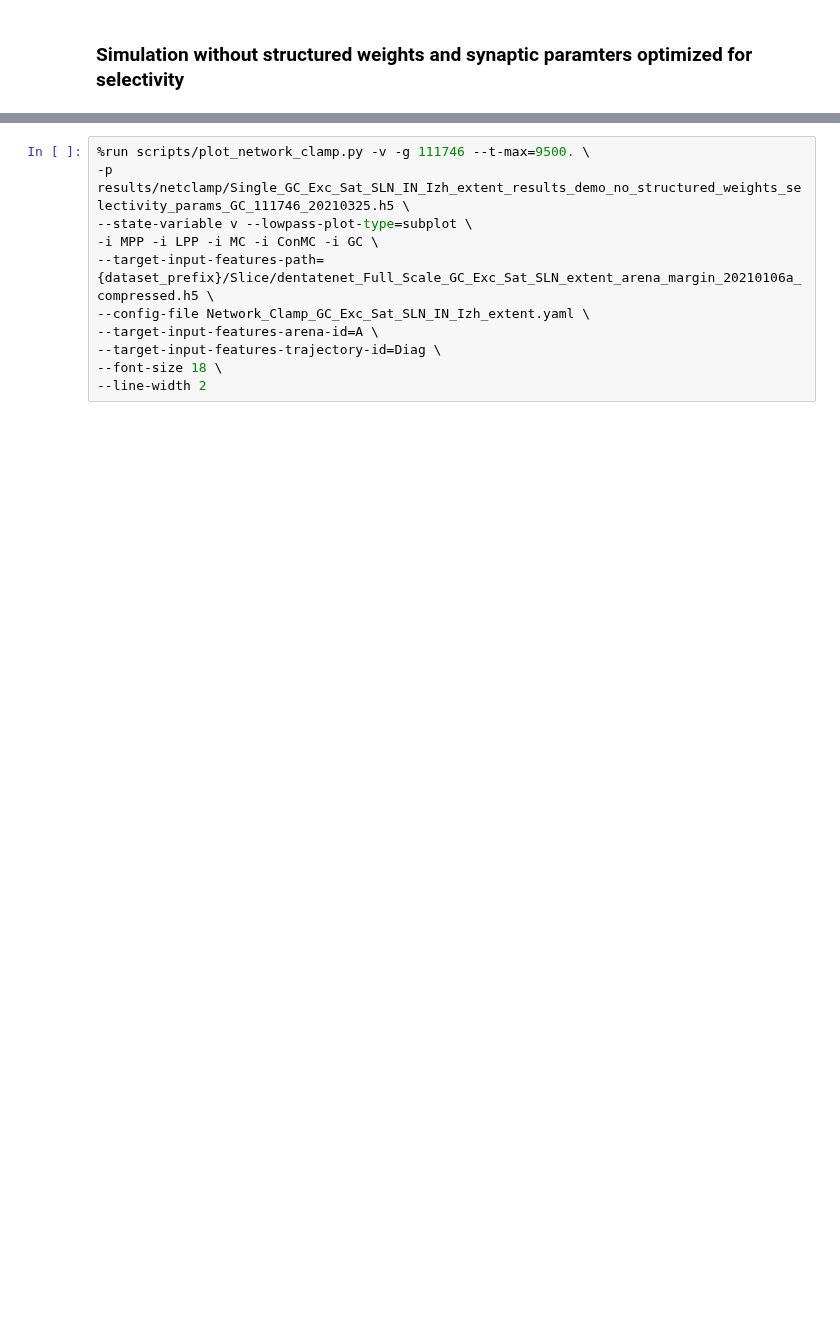
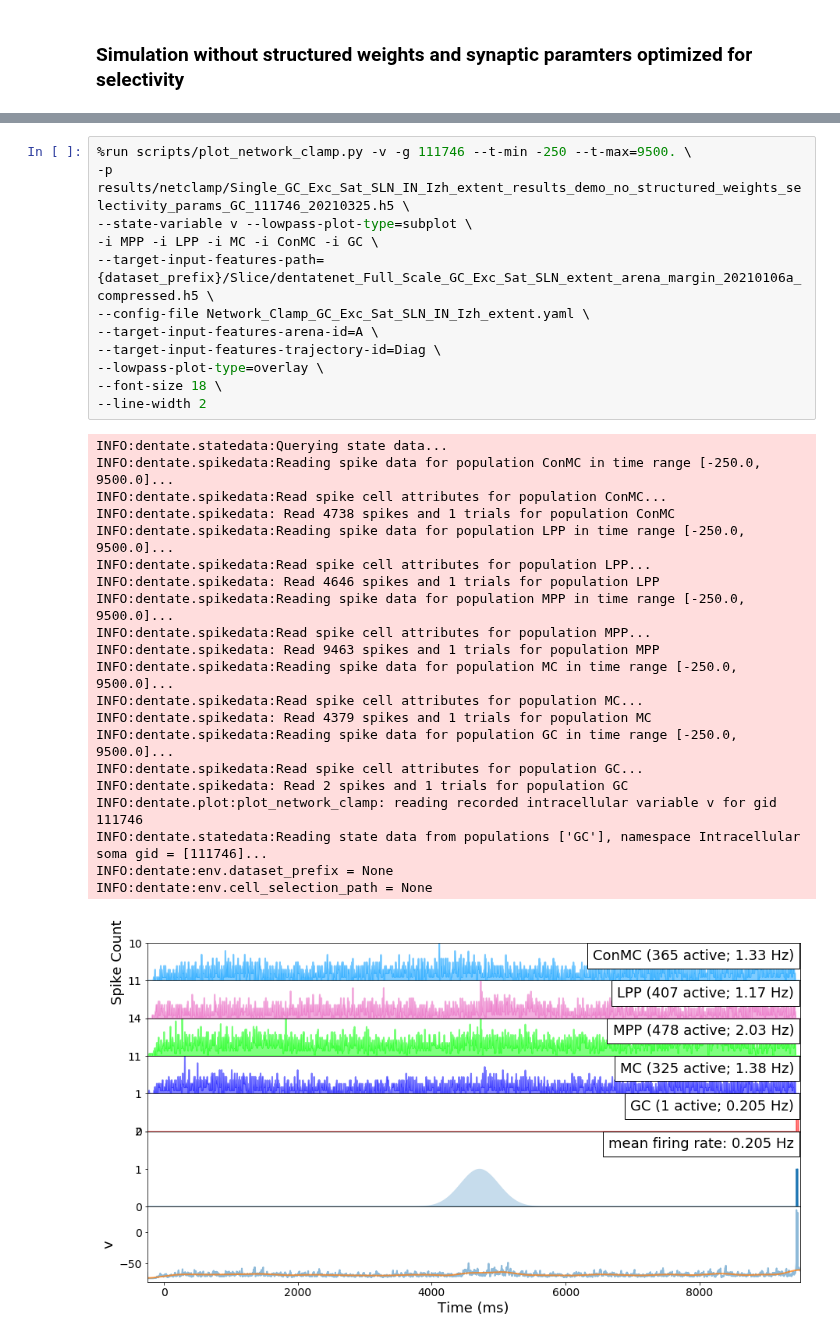
Before and after one commit to soltesz-lab/dentate, a Jupyter notebook: notebooks/Place Field Tuning GC.ipynb, the cells around one changed output, grey strips where cells are left out. Cells and saved outputs as stored; diff of their text form; blank space fills up the shorter version.

```diff
--- a/notebooks/Place Field Tuning GC.ipynb
+++ b/notebooks/Place Field Tuning GC.ipynb
@@ -89,11 +236,34 @@ with open('no_structured_weights_selectivity_params_GC_111746_20210325.yaml', 'w
 # %%
-%run scripts/plot_network_clamp.py -v -g 111746 --t-max=9500. \
+%run scripts/plot_network_clamp.py -v -g 111746 --t-min -250 --t-max=9500. \
 -p results/netclamp/Single_GC_Exc_Sat_SLN_IN_Izh_extent_results_demo_no_structured_weights_selectivity_params_GC_111746_20210325.h5 \
 --state-variable v --lowpass-plot-type=subplot \
 -i MPP -i LPP -i MC -i ConMC -i GC \
 --target-input-features-path={dataset_prefix}/Slice/dentatenet_Full_Scale_GC_Exc_Sat_SLN_extent_arena_margin_20210106a_compressed.h5 \
 --config-file Network_Clamp_GC_Exc_Sat_SLN_IN_Izh_extent.yaml \
 --target-input-features-arena-id=A \
 --target-input-features-trajectory-id=Diag \
+--lowpass-plot-type=overlay \
 --font-size 18 \
 --line-width 2
+# %% [output]
+INFO:dentate.statedata:Querying state data...
+INFO:dentate.spikedata:Reading spike data for population ConMC in time range [-250.0, 9500.0]...
+INFO:dentate.spikedata:Read spike cell attributes for population ConMC...
+INFO:dentate.spikedata: Read 4738 spikes and 1 trials for population ConMC
+INFO:dentate.spikedata:Reading spike data for population LPP in time range [-250.0, 9500.0]...
+INFO:dentate.spikedata:Read spike cell attributes for population LPP...
+INFO:dentate.spikedata: Read 4646 spikes and 1 trials for population LPP
+INFO:dentate.spikedata:Reading spike data for population MPP in time range [-250.0, 9500.0]...
+INFO:dentate.spikedata:Read spike cell attributes for population MPP...
+INFO:dentate.spikedata: Read 9463 spikes and 1 trials for population MPP
+INFO:dentate.spikedata:Reading spike data for population MC in time range [-250.0, 9500.0]...
+INFO:dentate.spikedata:Read spike cell attributes for population MC...
+INFO:dentate.spikedata: Read 4379 spikes and 1 trials for population MC
+INFO:dentate.spikedata:Reading spike data for population GC in time range [-250.0, 9500.0]...
+INFO:dentate.spikedata:Read spike cell attributes for population GC...
+INFO:dentate.spikedata: Read 2 spikes and 1 trials for population GC
+INFO:dentate.plot:plot_network_clamp: reading recorded intracellular variable v for gid 111746
+INFO:dentate.statedata:Reading state data from populations ['GC'], namespace Intracellular soma gid = [111746]...
+INFO:dentate:env.dataset_prefix = None
+INFO:dentate:env.cell_selection_path = None
+[figure, added]
```
Also changed, not shown: parts of 4 cells of this notebook, 1 other file.
